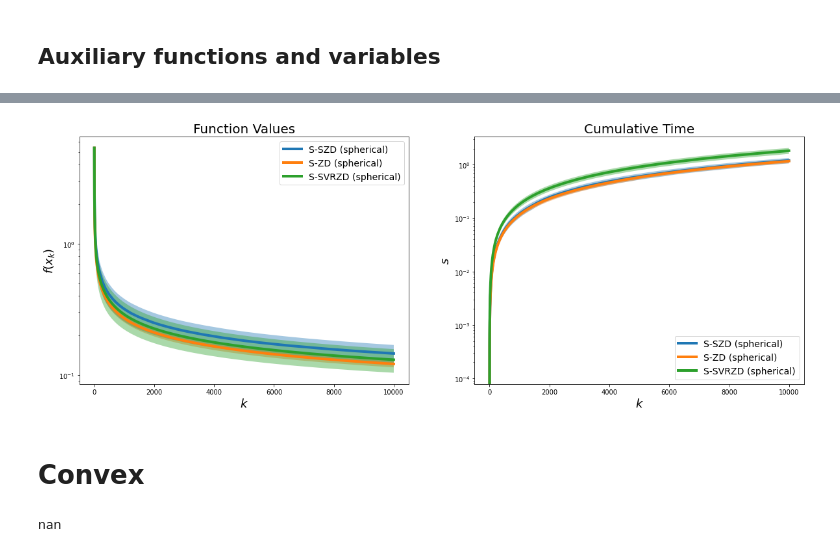
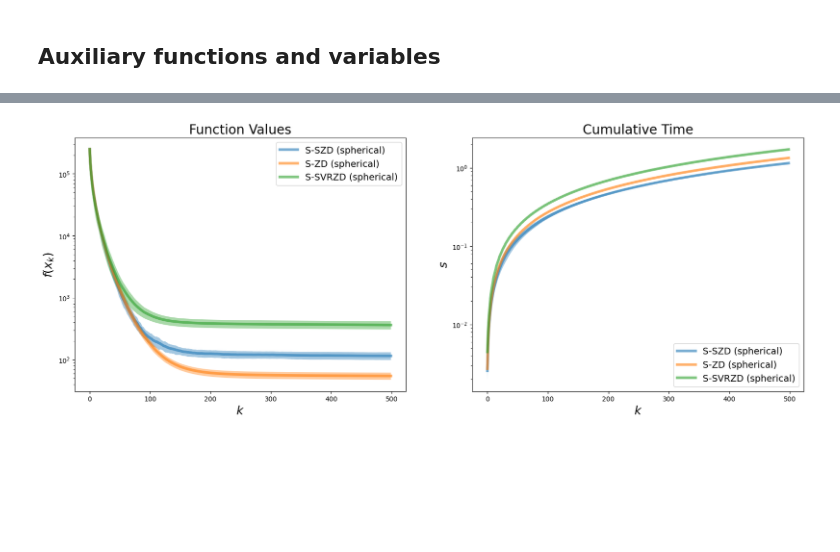
Before and after one commit to Akatsuki96/sszd, a Jupyter notebook: paper_experiments/variance_reduced.ipynb, the cells around one changed output, grey strips where cells are left out. Saved outputs shown, nothing was run; the diff lists cells and outputs as text; code cells hidden in the pictures; blank space fills up the shorter version.

Commit message:
Updated SSVRZD

```diff
--- a/paper_experiments/variance_reduced.ipynb
+++ b/paper_experiments/variance_reduced.ipynb
@@ -30,7 +30,7 @@ class StronglyConvexFunction(BenchmarkFunction):
         row = self.A[z, :]
         return (np.linalg.norm(row.dot(x))**2)
 # %%
-d = 5 # dimensions
+d = 100 # dimensions
 rnd_state = np.random.RandomState(seed=1212)
 strong_conv_target = StronglyConvexFunction(d, seed=12)
 # %%
@@ -38,7 +38,7 @@ import time
 
 def execute_experiment(alg, target, budget, x, z = None, deterministic=False):
     y_fun = [target(x)]
-    ctime = [0]
+    ctime = []
     for k in range(1, budget):
         it_time = time.time()
         x = alg.step(target, x, z)
@@ -57,14 +57,14 @@ A = strong_conv_target.A
 w, _ = np.linalg.eigh(A.T.dot(A))
 
 L = w[-1] / A.shape[0]
-print(w[-1])
 reps = 10
 
-l = d
+l = d//2
 
-alpha = lambda k : 1e-1 * 1/(L * k) # Step-size
-h = lambda k :   1/np.sqrt(k) # Discretization parameter
+alpha = lambda k : 0.2 * l/(d * L) * 1/np.sqrt(k) #np.sqrt(k) # Step-size
+alpha_det = lambda k : 0.1 * l/(d * L) #np.sqrt(k) # Step-size
 
+h = lambda k : 1/k # Discretization parameter
 
 y_ssvrzd_sph, ctime_ssvrzd_sph = [], []
 y_sszd_sph, ctime_sszd_sph = [], []
@@ -72,16 +72,17 @@ y_szd_sph, ctime_szd_sph = [], []
 
 sszd_sph = SSZD('spherical', d, l,  alpha, h,  dtype = np.float64, seed = 12)
 szd_sph = SSZD('spherical', d, l,  alpha, h,  dtype = np.float64, seed = 12)
-ssvrzd_sph = SSVRZD(10, 'spherical', d, l,  alpha, h,  dtype = np.float64, seed = 12)
+ssvrzd_sph = SSVRZD(5, 'spherical', d, l,  alpha, h,  dtype = np.float64, seed = 12)
 
 
-for _ in range(reps):
-    x = np.asarray([1.0 for _ in range(d)])
+for i in range(reps):
+    x = np.asarray([10.0 for _ in range(d)])
     z = 0
-    budget = 10000
-    vr_y, vr_time = execute_experiment(ssvrzd_sph, strong_conv_target, budget, x, z)
+    budget = 500 #5000
+    print("[--] Episode: {}/{}".format(i, reps))
     sszd_y, sszd_time = execute_experiment(sszd_sph, strong_conv_target, budget, x, z)
     szd_y, szd_time = execute_experiment(szd_sph, strong_conv_target, budget, x, None, True)
+    vr_y, vr_time = execute_experiment(ssvrzd_sph, strong_conv_target, budget, x, z)
 
     y_ssvrzd_sph.append(vr_y)
     ctime_ssvrzd_sph.append(vr_time)
@@ -92,4 +93,5 @@ for _ in range(reps):
     sszd_sph.reset()
     szd_sph.reset()
     ssvrzd_sph.reset()
+print("[--] Done!")
 # %% [output]
@@ -106,76 +118,35 @@ sph_det_mean_tm, sph_det_std_tm = np.mean(ctime_szd_sph, axis=0), np.std(ctime_s
 sph_vr_mean_tm, sph_vr_std_tm = np.mean(ctime_ssvrzd_sph, axis=0), np.std(ctime_ssvrzd_sph, axis=0)
 # %%
 
-
 def plot_mean_std(ax, mean, std, label):
-    ax.plot(range(len(mean)),   mean, '-', lw=4, label=label)
+    ax.plot(range(len(mean)),   mean, '-', lw=4, alpha=0.6, label=label)
     ax.fill_between(range(len(mean)),  mean + std, mean - std, alpha=0.4)
 
 
-fig, (ax1, ax2) = plt.subplots(1, 2, figsize=(20, 7))
+_, (ax1, ax2) = plt.subplots(1, 2, figsize=(20, 7))
 ax1.set_title("Function Values", fontsize=20)
 ax2.set_title("Cumulative Time", fontsize=20)
 
 plot_mean_std(ax1, sph_mean, sph_std, label="S-SZD (spherical)")
 plot_mean_std(ax1, sph_det_mean, sph_det_std, label="S-ZD (spherical)")
 plot_mean_std(ax1, sph_vr_mean, sph_vr_std, label="S-SVRZD (spherical)")
+
 
 plot_mean_std(ax2, sph_mean_tm, sph_std_tm, label="S-SZD (spherical)")
 plot_mean_std(ax2, sph_det_mean_tm, sph_det_std_tm, label="S-ZD (spherical)")
 plot_mean_std(ax2, sph_vr_mean_tm, sph_vr_std_tm, label="S-SVRZD (spherical)")
 
 
 
 
 ax1.set_xlabel("$k$", fontsize=18)
 ax1.set_ylabel("$f(x_k)$", fontsize=18)
 ax2.set_xlabel("$k$", fontsize=18)
 ax2.set_ylabel("$s$", fontsize=18)
 
 ax1.legend(loc="upper right", fontsize=14)
 ax1.set_yscale("log")
 ax2.legend(loc="lower right", fontsize=14)
 ax2.set_yscale("log")
 # %% [output]
-[figure, old version]
+[figure, new version]
-# %% [markdown]
-# Convex
-# %%
-from sklearn.datasets import load_breast_cancer
-from sklearn.model_selection import train_test_split
-
-
-
-#Loading the data
-data = load_breast_cancer()
-
-#Preparing the data
-X = data.data
-y = data.target
-
-X_train, X_test, y_train, y_test = train_test_split(X, y, stratify=y, shuffle=True)
-def sigmoid(x, weight):
-    z = np.dot(x, weight)
-    return 1 / (1 + np.exp(-z))
-
-def binary_cross_entropy(weight, data=None):
-    weight = np.exp(weight)
-    if data is None:
-        X_tr, y_tr = X_train, y_train
-    else:
-        X_tr, y_tr = data[0], data[1]
-    h = sigmoid(X_tr, weight)
-
-    return (-y_tr * np.log(h) - (1 - y_tr) * np.log(1 - h)).mean()
-
-
-d = l = x.shape[1]
-
-alpha = lambda k : 1/np.sqrt(k)
-h = lambda k : 1/k
-
-ssvrzd_sph = SSVRZD(10, 'spherical', d, l,  alpha, h,  dtype = np.float64, seed = 12)
-
-binary_cross_entropy(np.zeros(X_train.shape[1]) + 1e2)
-# %% [output]
-nan
```
Also changed, not shown: parts of 6 cells of this notebook, 3 other files.
